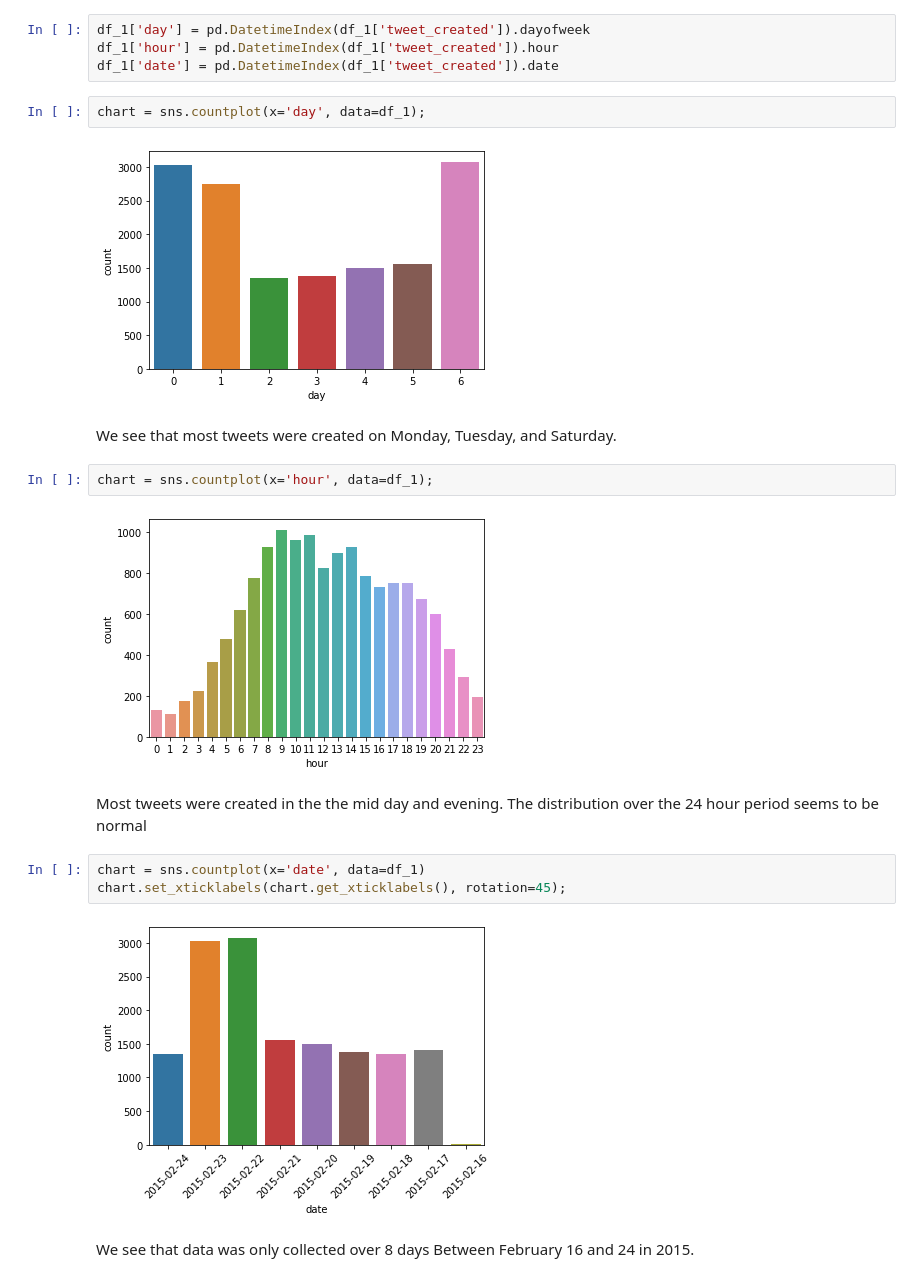
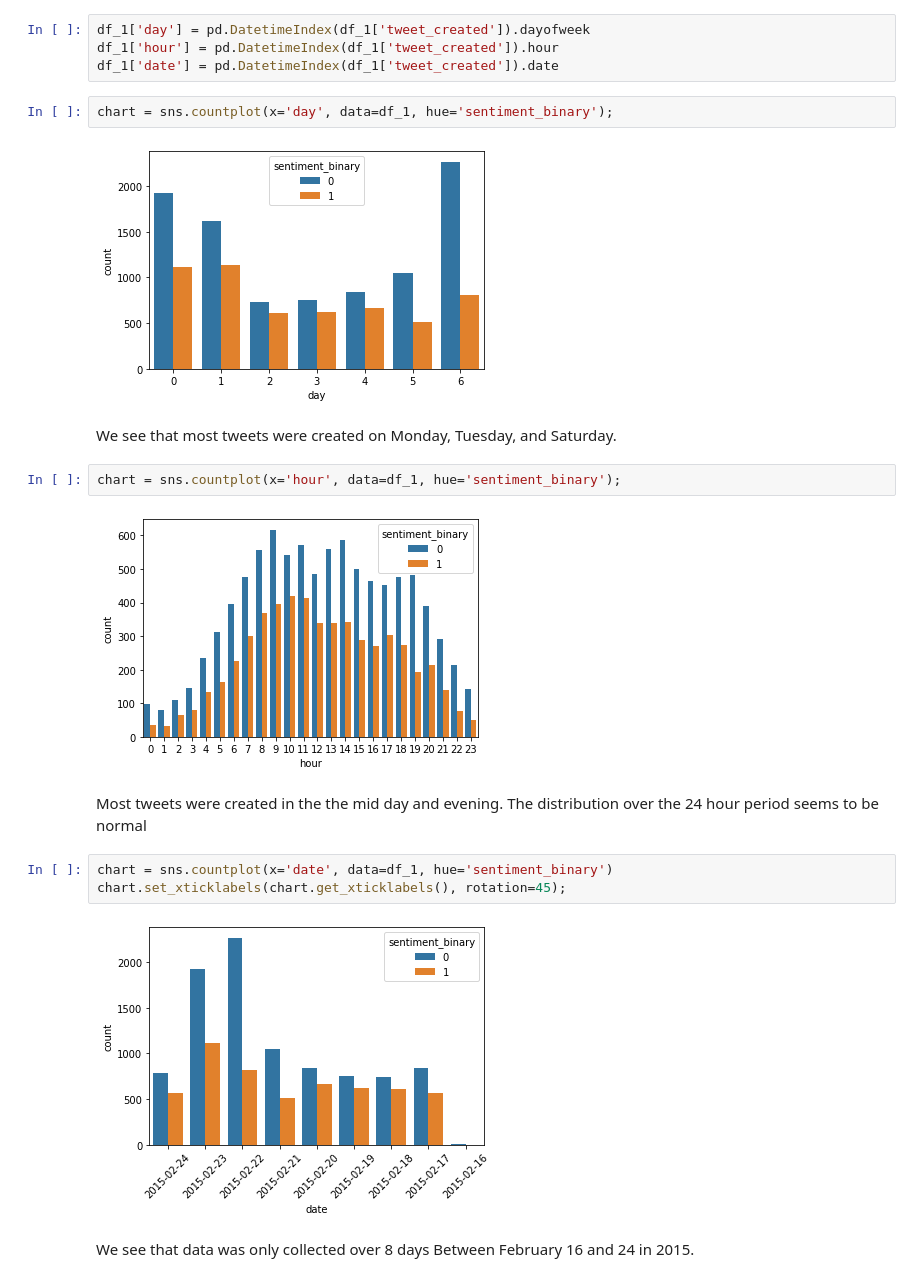
Before and after one commit to willjdew/Airline-Twitter-Sentiment, a Jupyter notebook: notebooks/Twitter_US_Airline_ Sentiment.ipynb, the cells around one changed output. Cells and saved outputs as stored; diff of their text form.

```diff
--- a/notebooks/Twitter_US_Airline_ Sentiment.ipynb
+++ b/notebooks/Twitter_US_Airline_ Sentiment.ipynb
@@ -105,22 +105,22 @@ df_1['day'] = pd.DatetimeIndex(df_1['tweet_created']).dayofweek
 df_1['hour'] = pd.DatetimeIndex(df_1['tweet_created']).hour
 df_1['date'] = pd.DatetimeIndex(df_1['tweet_created']).date
 # %%
-chart = sns.countplot(x='day', data=df_1);
+chart = sns.countplot(x='day', data=df_1, hue='sentiment_binary');
 # %% [output]
-[figure, old version]
+[figure, new version]
 # %% [markdown]
 We see that most tweets were created on Monday, Tuesday, and Saturday.
 # %%
-chart = sns.countplot(x='hour', data=df_1);
+chart = sns.countplot(x='hour', data=df_1, hue='sentiment_binary');
 # %% [output]
-[figure, old version]
+[figure, new version]
 # %% [markdown]
 Most tweets were created in the the mid day and evening.  The distribution over the 24 hour period seems to be normal
 # %%
-chart = sns.countplot(x='date', data=df_1)
+chart = sns.countplot(x='date', data=df_1, hue='sentiment_binary')
 chart.set_xticklabels(chart.get_xticklabels(), rotation=45);
 # %% [output]
-[figure, old version]
+[figure, new version]
 # %% [markdown]
 We see that data was only collected over 8 days Between February 16 and 24 in 2015.
 # %%
```
Also changed, not shown: parts of 6 cells of this notebook.
